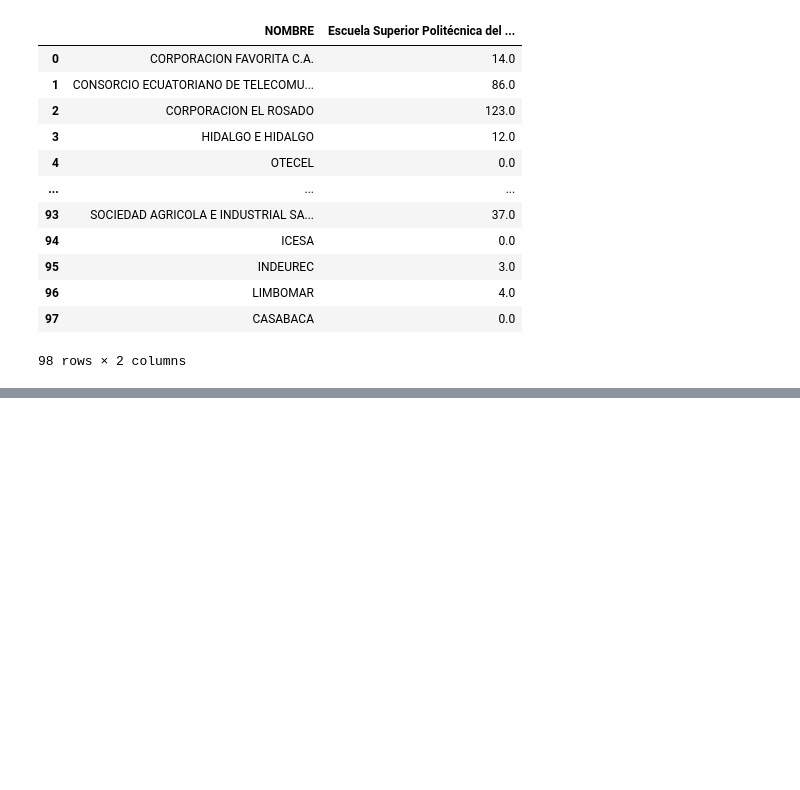
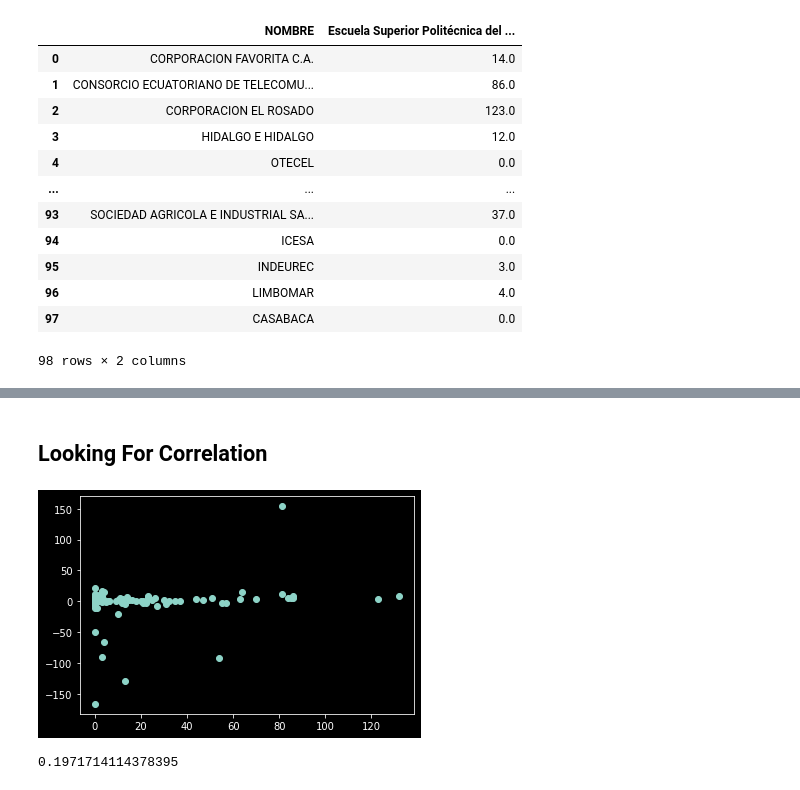
Before and after one commit to JFNebel/ecuadorian-graduates-workforce-mobility, a Jupyter notebook: Avance1/MyQuestion.ipynb, the cells around one changed output, grey strips where cells are left out. Drawn from its saved outputs; the diff is of its cells as text; code cells hidden in the pictures; blank space fills up the shorter version.

Commit message:
Finished question about correlation between ESPOL alumni and ROA of a top 100 company

```diff
--- a/Avance1/MyQuestion.ipynb
+++ b/Avance1/MyQuestion.ipynb
@@ -107,0 +102,4 @@ merged.head(5)
+# %%
+df = merged.copy()
+df.rename(columns={"Escuela Superior Politécnica del Litoral": "ESPOL"}, inplace=True)
+df.head(5)
@@ -107,0 +114,13 @@ merged.head(5)
+# %% [markdown]
+## Looking For Correlation
+# %%
+# Let's use a scatter plot and se if there's a pattern/behaviour as the number of ESPOL alumni increases.
+plt.plot( 'ESPOL', 'ROA', data=df, linestyle='none', marker='o')
+plt.show()
+# %% [output]
+[figure, added]
+# %%
+df_corr = df[["ROA", "ESPOL"]].corr()
+df_corr.loc["ROA", "ESPOL"]
+# %% [output]
+0.1971714114378395
```
Also changed, not shown: parts of 9 cells of this notebook, 5 other files.
